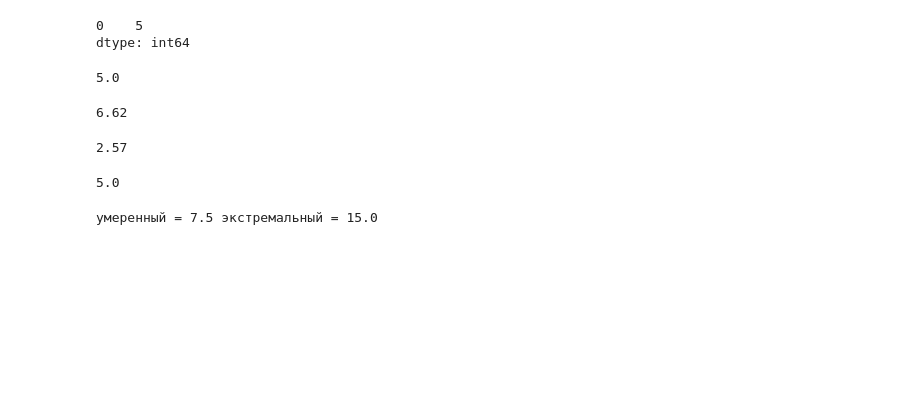
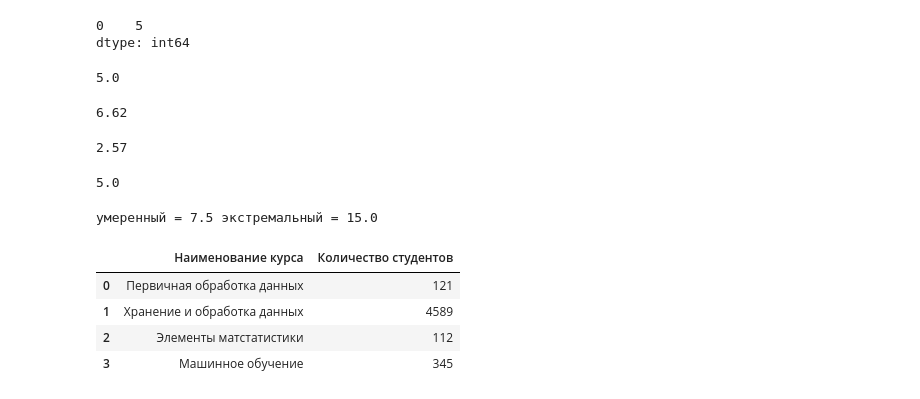
Before and after one commit to larikhin/Data_Analysis_ML, a Jupyter notebook: методы_статистики.ipynb, the cells around one changed output. Cells and saved outputs as stored; diff of their text form; code cells hidden in the pictures; blank space fills up the shorter version.

```diff
--- a/методы_статистики.ipynb
+++ b/методы_статистики.ipynb
@@ -117,3 +117,20 @@ extrem = 3 * q
 print('умеренный = '+ str(moderate), 'экстремальный = ' + str(extrem))
 # %% [output]
 умеренный = 7.5 экстремальный = 15.0
+# %%
+data = {"Наименование курса":
+        ['Первичная обработка данных',
+         "Хранение и обработка данных",
+        "Элементы мат.статистики",
+        "Машинное обучение"],
+       "Количество студентов":
+        [121, 4589, 112, 345]}
+# %%
+k = pd.DataFrame(data)
+k
+# %% [output]
+|  | Наименование курса | Количество студентов |
+| 0 | Первичная обработка данных | 121 |
+| 1 | Хранение и обработка данных | 4589 |
+| 2 | Элементы матстатистики | 112 |
+| 3 | Машинное обучение | 345 |
```
Also changed, not shown: parts of 4 cells of this notebook.
